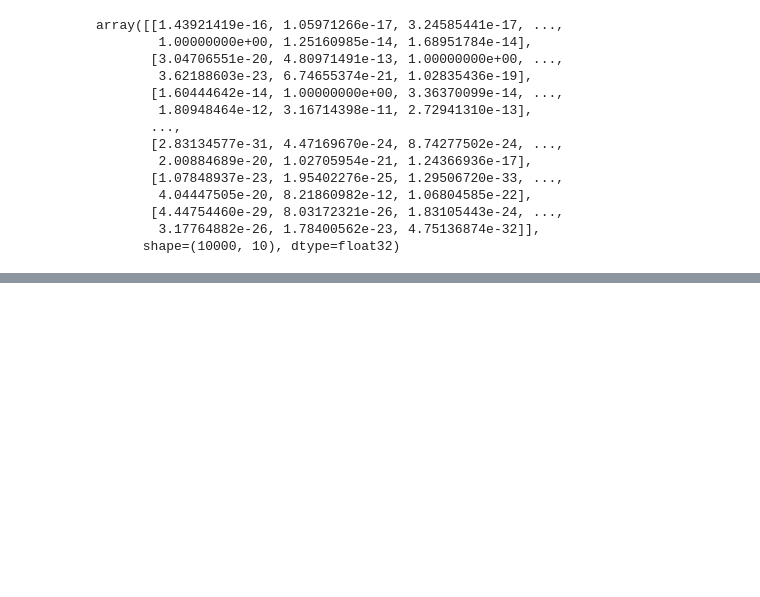
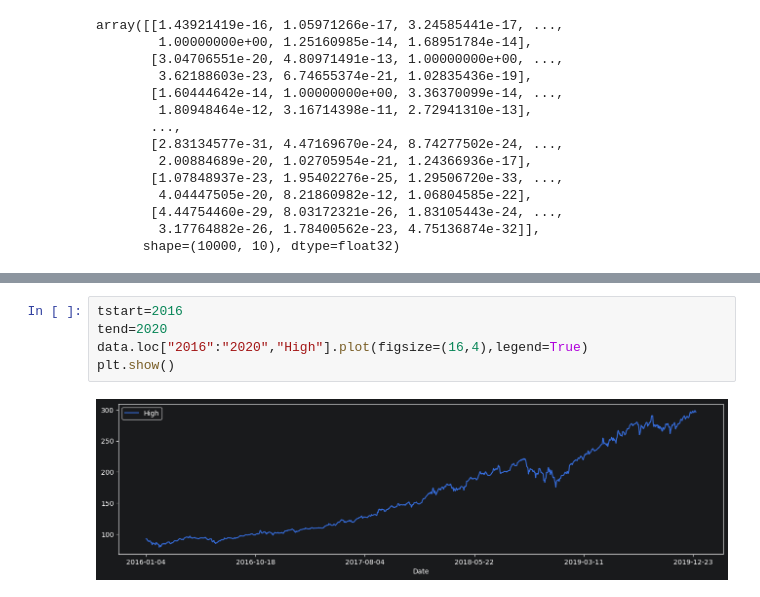
Before and after one commit to namal1230/DeepLearning-and-NeuralNetwork, a Jupyter notebook: DeepLearning-and-NeuralNetwork.ipynb, the cells around one changed output, grey strips where cells are left out. Drawn from its saved outputs; the diff is of its cells as text; blank space fills up the shorter version.

```diff
--- a/DeepLearning-and-NeuralNetwork.ipynb
+++ b/DeepLearning-and-NeuralNetwork.ipynb
@@ -322,0 +341,7 @@ array([[1.43921419e-16, 1.05971266e-17, 3.24585441e-17, ...,
+# %%
+tstart=2016
+tend=2020
+data.loc["2016":"2020","High"].plot(figsize=(16,4),legend=True)
+plt.show()
+# %% [output]
+[figure, added]
```
Also changed, not shown: parts of 16 cells of this notebook, 1 other file.
